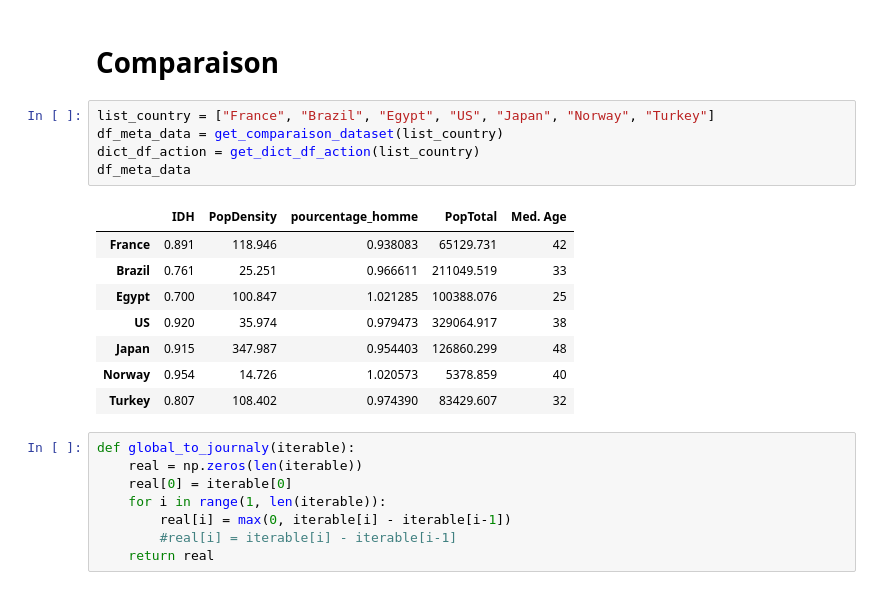
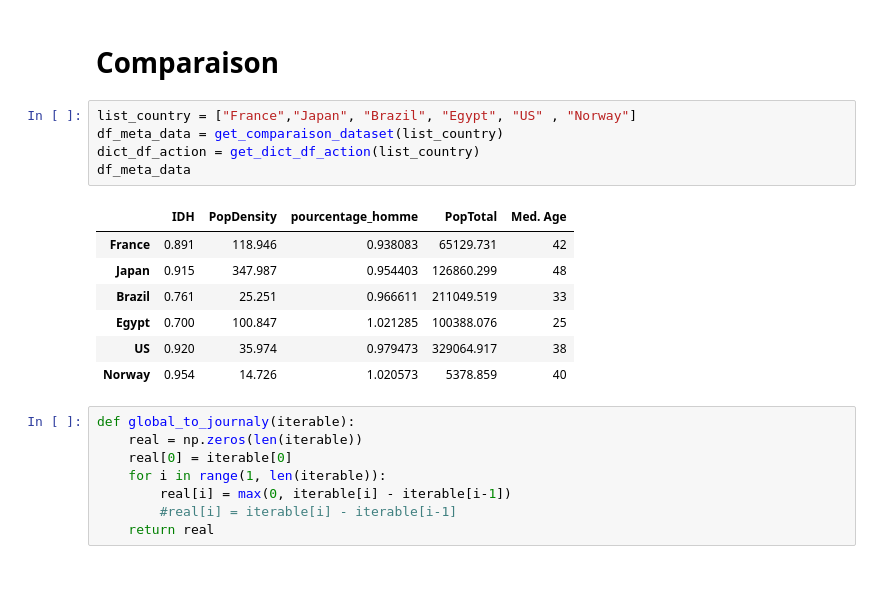
Before and after one commit to El-Tatane/chope_pas_le_covid, a Jupyter notebook: notebooks/Compare.ipynb, the cells around one changed output. Drawn from its saved outputs; the diff is of its cells as text.

```diff
--- a/notebooks/Compare.ipynb
+++ b/notebooks/Compare.ipynb
@@ -20,19 +20,18 @@ import time
 # %% [markdown]
 # Comparaison
 # %%
-list_country = ["France", "Brazil", "Egypt", "US", "Japan", "Norway", "Turkey"]
+list_country = ["France","Japan", "Brazil", "Egypt", "US" , "Norway"]
 df_meta_data = get_comparaison_dataset(list_country)
 dict_df_action = get_dict_df_action(list_country)
 df_meta_data
 # %% [output]
 |  | IDH | PopDensity | pourcentage_homme | PopTotal | Med. Age |
 | France | 0.891 | 118.946 | 0.938083 | 65129.731 | 42 |
+| Japan | 0.915 | 347.987 | 0.954403 | 126860.299 | 48 |
 | Brazil | 0.761 | 25.251 | 0.966611 | 211049.519 | 33 |
 | Egypt | 0.700 | 100.847 | 1.021285 | 100388.076 | 25 |
 | US | 0.920 | 35.974 | 0.979473 | 329064.917 | 38 |
-| Japan | 0.915 | 347.987 | 0.954403 | 126860.299 | 48 |
 | Norway | 0.954 | 14.726 | 1.020573 | 5378.859 | 40 |
-| Turkey | 0.807 | 108.402 | 0.974390 | 83429.607 | 32 |
 # %%
 def global_to_journaly(iterable):
     real = np.zeros(len(iterable))
```
Also changed, not shown: parts of 1 cell of this notebook, 2 other files.
